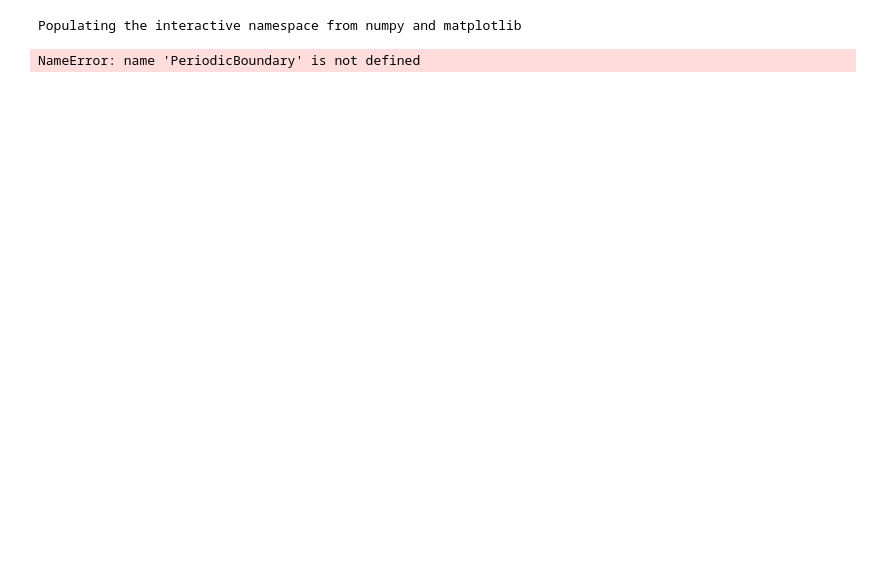
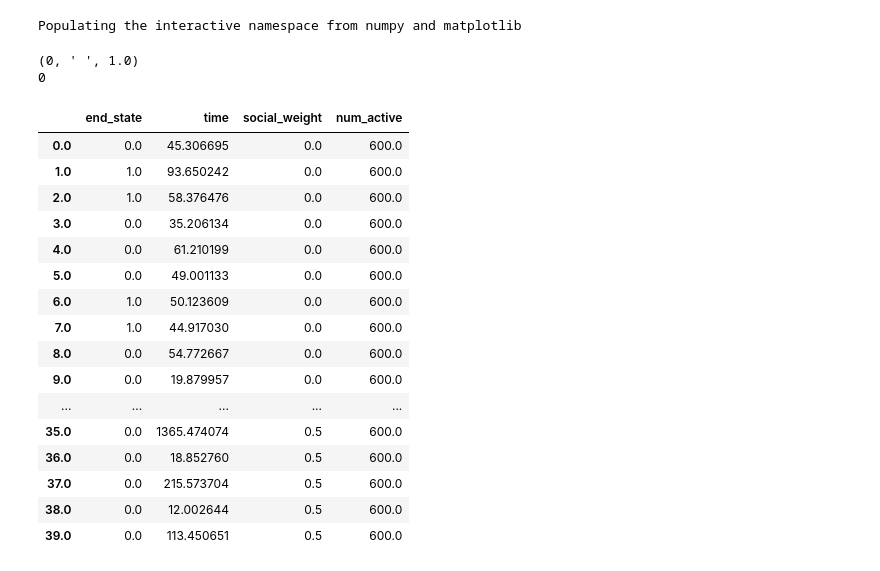
Before and after one commit to benkoger/GPU_zonal_schooling_simulation, a Jupyter notebook: GPU_schooling_bruteforce_infection.ipynb, the cells around one changed output. Saved outputs shown, nothing was run; the diff lists cells and outputs as text; code cells hidden in the pictures; blank space fills up the shorter version.

Commit message:
general improvements, dataframes

```diff
--- a/GPU_schooling_bruteforce_infection.ipynb
+++ b/GPU_schooling_bruteforce_infection.ipynb
@@ -98,22 +13,0 @@ expanded_v1_norm = expanded_v1 / expanded_v1_mag
-# %%
-if PeriodicBoundary:
-    CellPos = [] #Will hold all the neighboring cells
-    for i in range(-1, 2): #Iterates over the neighboring cells
-        for i2 in range(-1, 2):
-            CellPos.append([i*arena_size, i2*arena_size]) # (0,0) position of each of the neighbouring cells (top left corner)
-    AllParticles = tf.expand_dims(CellPos, 1)  + expanded_x1  #Add particle position info to the neighbor cells
-    AllParticles = tf.reshape(AllParticles,[-1, 2]) # Reshape to single array of particles coordinates
-    expanded_x2 = tf.expand_dims(AllParticles, 1)
-    AllParticlesV = tf.tile(expanded_v1_norm, [1, 9, 1])
-    AllParticlesV = tf.reshape(AllParticlesV,[-1, 2])
-    expanded_v2 = tf.expand_dims(AllParticlesV, 1)
-    AllParticlesState = tf.tile(expanded_state1, [1, 9, 1])
-    AllParticlesState = tf.reshape(AllParticlesState,[-1, 1])
-    expanded_state2 = tf.expand_dims(AllParticlesState, 1)
-
-else:
-    expanded_x2 = tf.expand_dims(x, 1)
-    expanded_v2 = tf.expand_dims(v, 1)
-    expanded_state2 = tf.expand_dims(state, 1)
-# %% [output]
-NameError: name 'PeriodicBoundary' is not defined
@@ -206,0 +283,53 @@ if PeriodicBoundary:
+# %%
+results_df = pd.DataFrame()
+number_of_conditions = 1
+number_of_trials = 1
+SAVE = False
+#Warm things up
+sim = Simulation(
+    social_weight=0.0, draw_sim=False, state_threshold = 0.01 )
+sim.run_sim()
+
+for weight_count in [1.0]:
+    social_weight = weight_count * 0.5
+    for cond_count in range(number_of_conditions):
+        num_active = 600
+        print(cond_count, ' ', weight_count)
+        for trial_count in range(number_of_trials):
+            print(trial_count)
+            sim = Simulation(
+                social_weight=social_weight, draw_sim=True, num_active = num_active, dt=1.5)
+            if SAVE:
+                t_start = time.time()
+                index =  (weight_count * number_of_trials * number_of_conditions
+                          +number_of_trials * cond_count
+                          + trial_count)
+                results_df.loc[index, 'end_state'] = sim.run_sim()
+                results_df.loc[index, 'time'] = time.time() - t_start
+                results_df.loc[index, 'social_weight'] = social_weight
+                results_df.loc[index, 'num_active'] = num_active
+            else:
+                sim.run_sim()
+# %% [output]
+(0, ' ', 1.0)
+0
+# %%
+results_df
+# %% [output]
+|  | end_state | time | social_weight | num_active |
+| 0.0 | 0.0 | 45.306695 | 0.0 | 600.0 |
+| 1.0 | 1.0 | 93.650242 | 0.0 | 600.0 |
+| 2.0 | 1.0 | 58.376476 | 0.0 | 600.0 |
+| 3.0 | 0.0 | 35.206134 | 0.0 | 600.0 |
+| 4.0 | 0.0 | 61.210199 | 0.0 | 600.0 |
+| 5.0 | 0.0 | 49.001133 | 0.0 | 600.0 |
+| 6.0 | 1.0 | 50.123609 | 0.0 | 600.0 |
+| 7.0 | 1.0 | 44.917030 | 0.0 | 600.0 |
+| 8.0 | 0.0 | 54.772667 | 0.0 | 600.0 |
+| 9.0 | 0.0 | 19.879957 | 0.0 | 600.0 |
+| ... | ... | ... | ... | ... |
+| 35.0 | 0.0 | 1365.474074 | 0.5 | 600.0 |
+| 36.0 | 0.0 | 18.852760 | 0.5 | 600.0 |
+| 37.0 | 0.0 | 215.573704 | 0.5 | 600.0 |
+| 38.0 | 0.0 | 12.002644 | 0.5 | 600.0 |
+| 39.0 | 0.0 | 113.450651 | 0.5 | 600.0 |
```
Also changed, not shown: parts of 12 cells of this notebook.
